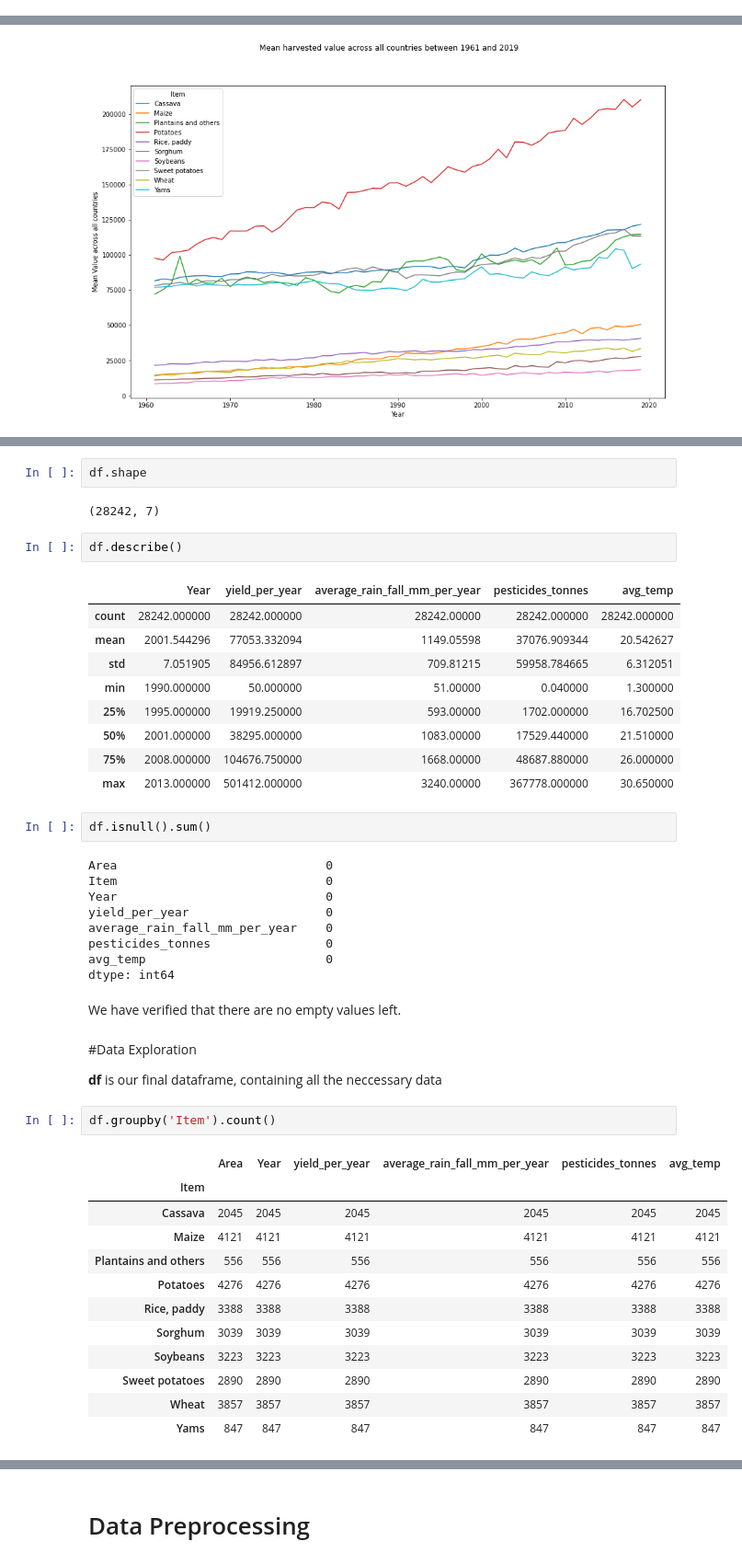
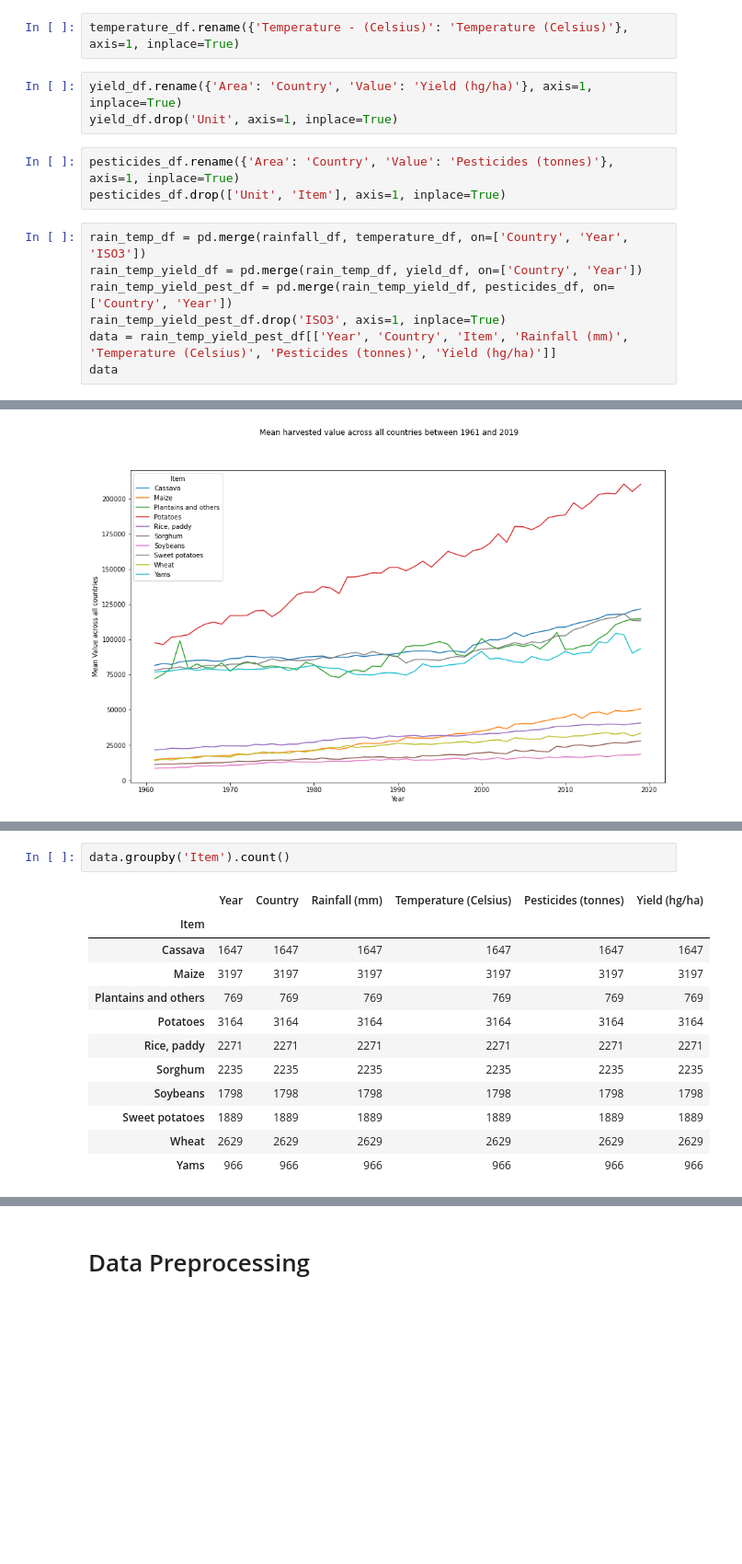
Before and after one commit to Drinkler/Yield-Prediction, a Jupyter notebook: Yield_Prediction.ipynb, the cells around one changed output, grey strips where cells are left out. Shown at 92% size. Cells and saved outputs as stored; diff of their text form; blank space fills up the shorter version.

```diff
--- a/Yield_Prediction.ipynb
+++ b/Yield_Prediction.ipynb
@@ -381,0 +367,15 @@ rain_temp_df
+# %%
+temperature_df.rename({'Temperature - (Celsius)': 'Temperature (Celsius)'}, axis=1, inplace=True)
+# %%
+yield_df.rename({'Area': 'Country', 'Value': 'Yield (hg/ha)'}, axis=1, inplace=True)
+yield_df.drop('Unit', axis=1, inplace=True)
+# %%
+pesticides_df.rename({'Area': 'Country', 'Value': 'Pesticides (tonnes)'}, axis=1, inplace=True)
+pesticides_df.drop(['Unit', 'Item'], axis=1, inplace=True)
+# %%
+rain_temp_df = pd.merge(rainfall_df, temperature_df, on=['Country', 'Year', 'ISO3'])
+rain_temp_yield_df = pd.merge(rain_temp_df, yield_df, on=['Country', 'Year'])
+rain_temp_yield_pest_df = pd.merge(rain_temp_yield_df, pesticides_df, on=['Country', 'Year'])
+rain_temp_yield_pest_df.drop('ISO3', axis=1, inplace=True)
+data = rain_temp_yield_pest_df[['Year', 'Country', 'Item', 'Rainfall (mm)', 'Temperature (Celsius)', 'Pesticides (tonnes)', 'Yield (hg/ha)']]
+data
@@ -660,48 +481,15 @@ df.head()
-# %%
-df.shape
-# %% [output]
-(28242, 7)
-# %%
-df.describe()
-# %% [output]
-|  | Year | yield_per_year | average_rain_fall_mm_per_year | pesticides_tonnes | avg_temp |
-| count | 28242.000000 | 28242.000000 | 28242.00000 | 28242.000000 | 28242.000000 |
-| mean | 2001.544296 | 77053.332094 | 1149.05598 | 37076.909344 | 20.542627 |
-| std | 7.051905 | 84956.612897 | 709.81215 | 59958.784665 | 6.312051 |
-| min | 1990.000000 | 50.000000 | 51.00000 | 0.040000 | 1.300000 |
-| 25% | 1995.000000 | 19919.250000 | 593.00000 | 1702.000000 | 16.702500 |
-| 50% | 2001.000000 | 38295.000000 | 1083.00000 | 17529.440000 | 21.510000 |
-| 75% | 2008.000000 | 104676.750000 | 1668.00000 | 48687.880000 | 26.000000 |
-| max | 2013.000000 | 501412.000000 | 3240.00000 | 367778.000000 | 30.650000 |
-# %%
-df.isnull().sum()
-# %% [output]
-Area                             0
-Item                             0
-Year                             0
-yield_per_year                   0
-average_rain_fall_mm_per_year    0
-pesticides_tonnes                0
-avg_temp                         0
-dtype: int64
-# %% [markdown]
-We have verified that there are no empty values left.
-# %% [markdown]
-#Data Exploration
-
-**df** is our final dataframe, containing all the neccessary data
 # %%
-df.groupby('Item').count()
+data.groupby('Item').count()
 # %% [output]
-|  | Area | Year | yield_per_year | average_rain_fall_mm_per_year | pesticides_tonnes | avg_temp |
+|  | Year | Country | Rainfall (mm) | Temperature (Celsius) | Pesticides (tonnes) | Yield (hg/ha) |
 | Item |  |  |  |  |  |  |
-| Cassava | 2045 | 2045 | 2045 | 2045 | 2045 | 2045 |
-| Maize | 4121 | 4121 | 4121 | 4121 | 4121 | 4121 |
-| Plantains and others | 556 | 556 | 556 | 556 | 556 | 556 |
-| Potatoes | 4276 | 4276 | 4276 | 4276 | 4276 | 4276 |
-| Rice, paddy | 3388 | 3388 | 3388 | 3388 | 3388 | 3388 |
-| Sorghum | 3039 | 3039 | 3039 | 3039 | 3039 | 3039 |
-| Soybeans | 3223 | 3223 | 3223 | 3223 | 3223 | 3223 |
-| Sweet potatoes | 2890 | 2890 | 2890 | 2890 | 2890 | 2890 |
-| Wheat | 3857 | 3857 | 3857 | 3857 | 3857 | 3857 |
-| Yams | 847 | 847 | 847 | 847 | 847 | 847 |
+| Cassava | 1647 | 1647 | 1647 | 1647 | 1647 | 1647 |
+| Maize | 3197 | 3197 | 3197 | 3197 | 3197 | 3197 |
+| Plantains and others | 769 | 769 | 769 | 769 | 769 | 769 |
+| Potatoes | 3164 | 3164 | 3164 | 3164 | 3164 | 3164 |
+| Rice, paddy | 2271 | 2271 | 2271 | 2271 | 2271 | 2271 |
+| Sorghum | 2235 | 2235 | 2235 | 2235 | 2235 | 2235 |
+| Soybeans | 1798 | 1798 | 1798 | 1798 | 1798 | 1798 |
+| Sweet potatoes | 1889 | 1889 | 1889 | 1889 | 1889 | 1889 |
+| Wheat | 2629 | 2629 | 2629 | 2629 | 2629 | 2629 |
+| Yams | 966 | 966 | 966 | 966 | 966 | 966 |
```
Also changed, not shown: parts of 81 cells of this notebook.
